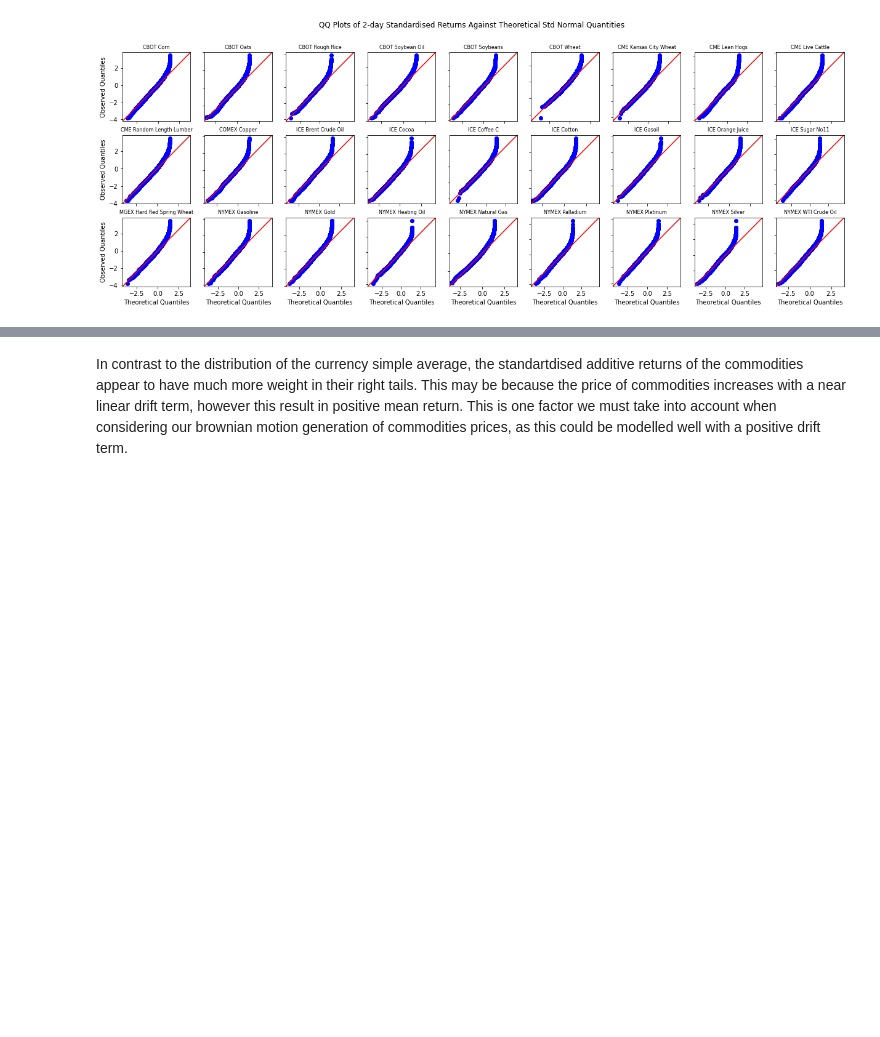
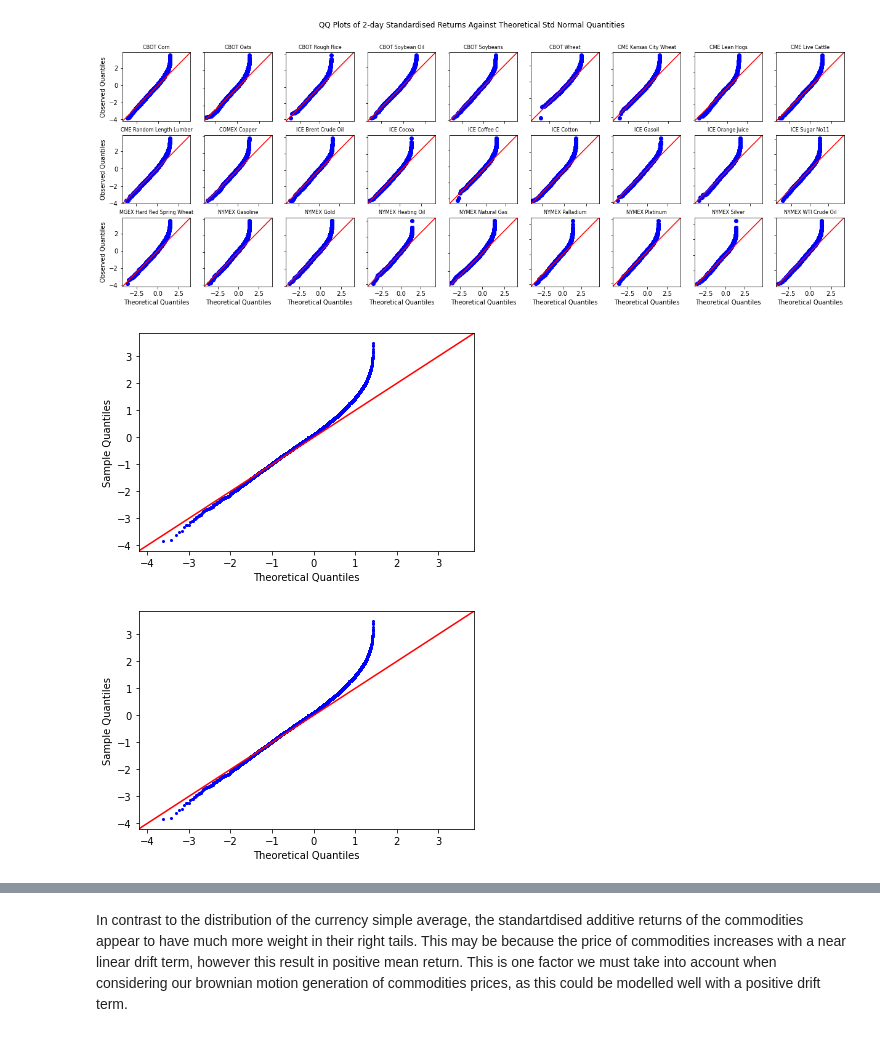
Before and after one commit to andrewmelville/M4R-Project, a Jupyter notebook: ExploratoryAnalysisNotebookMultiplicativeReturns.ipynb, the cells around one changed output, grey strips where cells are left out. Drawn from its saved outputs; the diff is of its cells as text; code cells hidden in the pictures; blank space fills up the shorter version.

```diff
--- a/ExploratoryAnalysisNotebookMultiplicativeReturns.ipynb
+++ b/ExploratoryAnalysisNotebookMultiplicativeReturns.ipynb
@@ -251,3 +248,23 @@ for ax in fig.get_axes():
     ax.label_outer()
 # %% [output]
 [figure]
+# %%
+import matplotlib.pyplot as plt
+from statsmodels.graphics.gofplots import qqplot
+# fig, axs = plt.subplots(3,9, figsize=(21,7))
+
+# fig.suptitle('QQ Plots of 2-day Standardised Returns Against Theoretical Std Normal Quantities')
+
+# for i, commodity in enumerate(norm_commodity_returns):
+
+qqplot(norm_commodity_returns['CBOT Corn'], line="45", markersize=2)
+
+# for i, ax in enumerate(axs.flat):
+#     ax.set(xlabel='Theoretical Quantiles', ylabel='Observed Quantiles')
+#     ax.set_title(norm_commodity_returns.columns[i],fontsize=8)
+
+# for ax in fig.get_axes():
+#     ax.label_outer()
+# %% [output]
+[figure, added]
+[figure, added]
```
Also changed, not shown: parts of 4 cells of this notebook, 6 other files.
